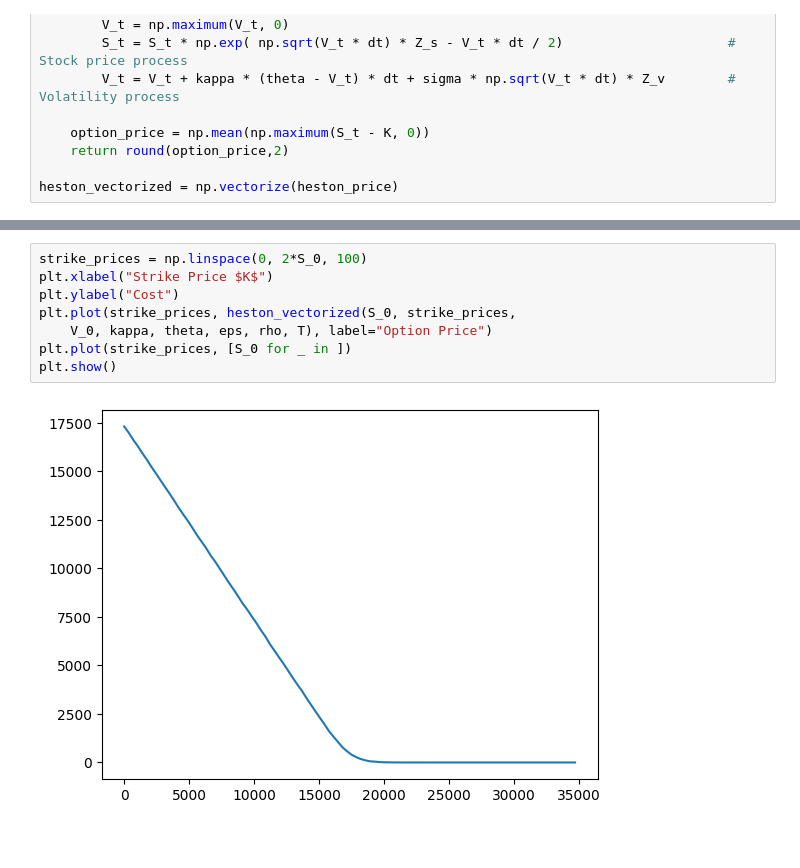
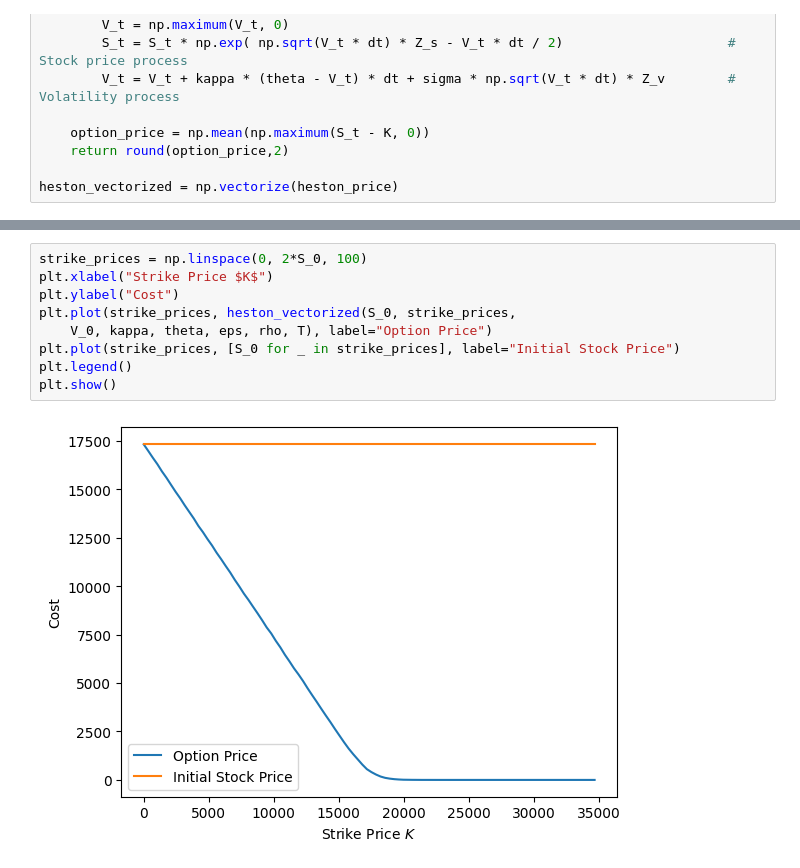
Before and after one commit to Sigma1084/MA4340_Heston_Model, a Jupyter notebook: Heston_Model.ipynb, the cells around one changed output, grey strips where cells are left out. Saved outputs shown, nothing was run; the diff lists cells and outputs as text; blank space fills up the shorter version.

```diff
--- a/Heston_Model.ipynb
+++ b/Heston_Model.ipynb
@@ -121,10 +107,11 @@ for i in range (-10,11):
 # %%
 strike_prices = np.linspace(0, 2*S_0, 100)
 plt.xlabel("Strike Price $K$")
 plt.ylabel("Cost")
 plt.plot(strike_prices, heston_vectorized(S_0, strike_prices,
     V_0, kappa, theta, eps, rho, T), label="Option Price")
-plt.plot(strike_prices, [S_0 for _ in ])
+plt.plot(strike_prices, [S_0 for _ in strike_prices], label="Initial Stock Price")
+plt.legend()
 plt.show()
 # %% [output]
-[figure, old version]
+[figure, new version]
```
Also changed, not shown: parts of 2 cells of this notebook.
